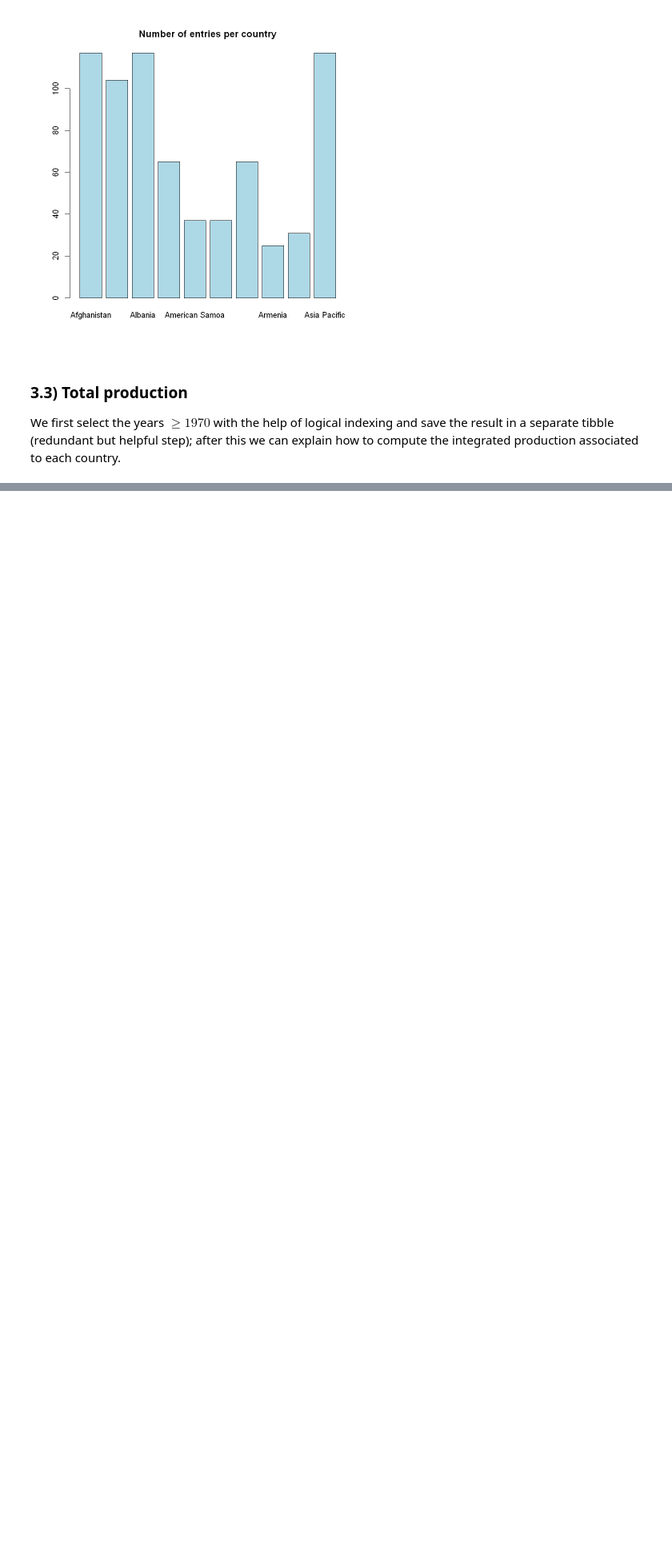
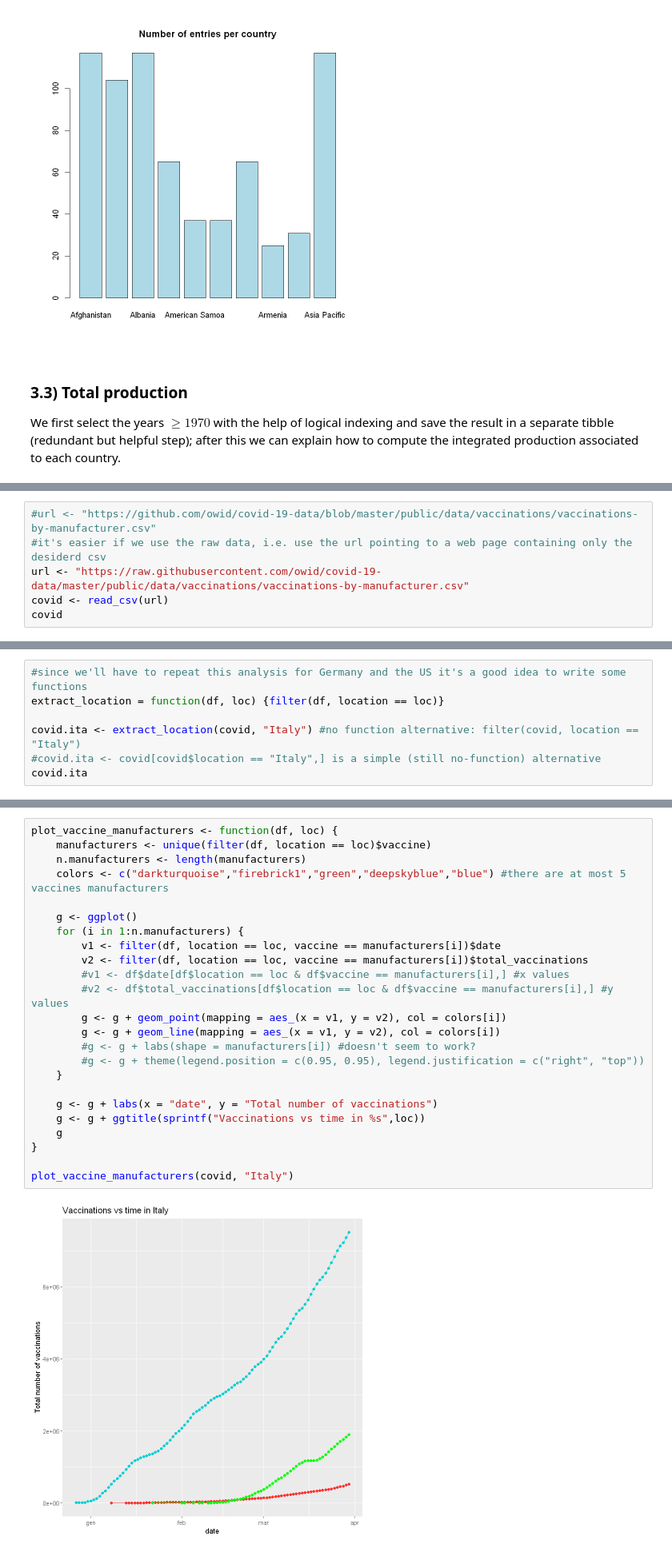
Before and after one commit to marco-giunta/AdvStatPhysAn, a Jupyter notebook: compito_1.ipynb, the cells around one changed output, grey strips where cells are left out. Shown at 80% size. Saved outputs shown, nothing was run; the diff lists cells and outputs as text; blank space fills up the shorter version.

```diff
--- a/compito_1.ipynb
+++ b/compito_1.ipynb
@@ -419,0 +478,6 @@ coal$Year[coal$Year>1969]
+# %%
+#url <- "https://github.com/owid/covid-19-data/blob/master/public/data/vaccinations/vaccinations-by-manufacturer.csv"
+#it's easier if we use the raw data, i.e. use the url pointing to a web page containing only the desiderd csv
+url <- "https://raw.githubusercontent.com/owid/covid-19-data/master/public/data/vaccinations/vaccinations-by-manufacturer.csv"
+covid <- read_csv(url)
+covid
@@ -419,0 +516,7 @@ coal$Year[coal$Year>1969]
+# %%
+#since we'll have to repeat this analysis for Germany and the US it's a good idea to write some functions
+extract_location = function(df, loc) {filter(df, location == loc)}
+
+covid.ita <- extract_location(covid, "Italy") #no function alternative: filter(covid, location == "Italy")
+#covid.ita <- covid[covid$location == "Italy",] is a simple (still no-function) alternative
+covid.ita
@@ -419,0 +546,26 @@ coal$Year[coal$Year>1969]
+# %%
+plot_vaccine_manufacturers <- function(df, loc) {
+    manufacturers <- unique(filter(df, location == loc)$vaccine)
+    n.manufacturers <- length(manufacturers)
+    colors <- c("darkturquoise","firebrick1","green","deepskyblue","blue") #there are at most 5 vaccines manufacturers
+
+    g <- ggplot()
+    for (i in 1:n.manufacturers) {
+        v1 <- filter(df, location == loc, vaccine == manufacturers[i])$date
+        v2 <- filter(df, location == loc, vaccine == manufacturers[i])$total_vaccinations
+        #v1 <- df$date[df$location == loc & df$vaccine == manufacturers[i],] #x values
+        #v2 <- df$total_vaccinations[df$location == loc & df$vaccine == manufacturers[i],] #y values
+        g <- g + geom_point(mapping = aes_(x = v1, y = v2), col = colors[i])
+        g <- g + geom_line(mapping = aes_(x = v1, y = v2), col = colors[i])
+        #g <- g + labs(shape = manufacturers[i]) #doesn't seem to work?
+        #g <- g + theme(legend.position = c(0.95, 0.95), legend.justification = c("right", "top"))
+    }
+
+    g <- g + labs(x = "date", y = "Total number of vaccinations")
+    g <- g + ggtitle(sprintf("Vaccinations vs time in %s",loc))
+    g
+}
+
+plot_vaccine_manufacturers(covid, "Italy")
+# %% [output]
+[figure, added]
```
Also changed, not shown: parts of 20 cells of this notebook.
